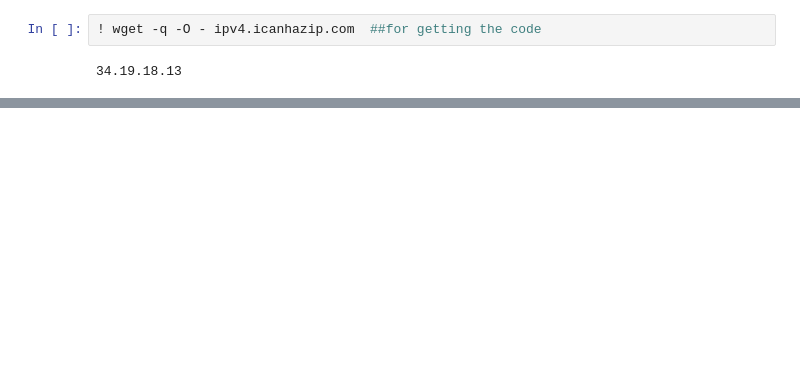
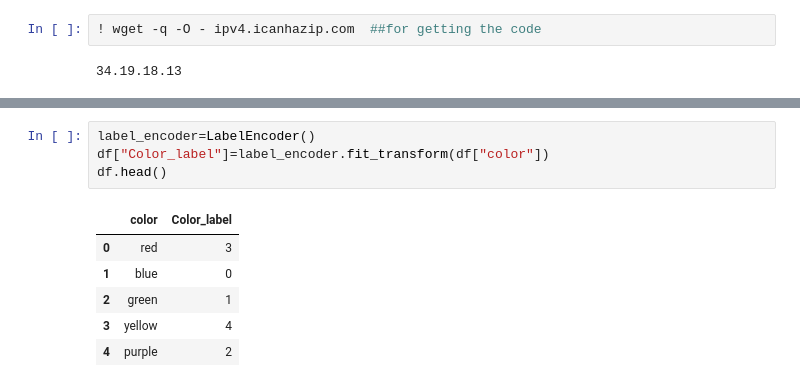
Before and after one commit to M-Prasanna-kumar385200518/decision_tree_streamlit, a Jupyter notebook: AD_06_03_2025.ipynb, the cells around one changed output, grey strips where cells are left out. Drawn from its saved outputs; the diff is of its cells as text; blank space fills up the shorter version.

```diff
--- a/AD_06_03_2025.ipynb
+++ b/AD_06_03_2025.ipynb
@@ -156,0 +175,11 @@ Y
+# %%
+label_encoder=LabelEncoder()
+df["Color_label"]=label_encoder.fit_transform(df["color"])
+df.head()
+# %% [output]
+|  | color | Color_label |
+| 0 | red | 3 |
+| 1 | blue | 0 |
+| 2 | green | 1 |
+| 3 | yellow | 4 |
+| 4 | purple | 2 |
```
Also changed, not shown: parts of 6 cells of this notebook.
